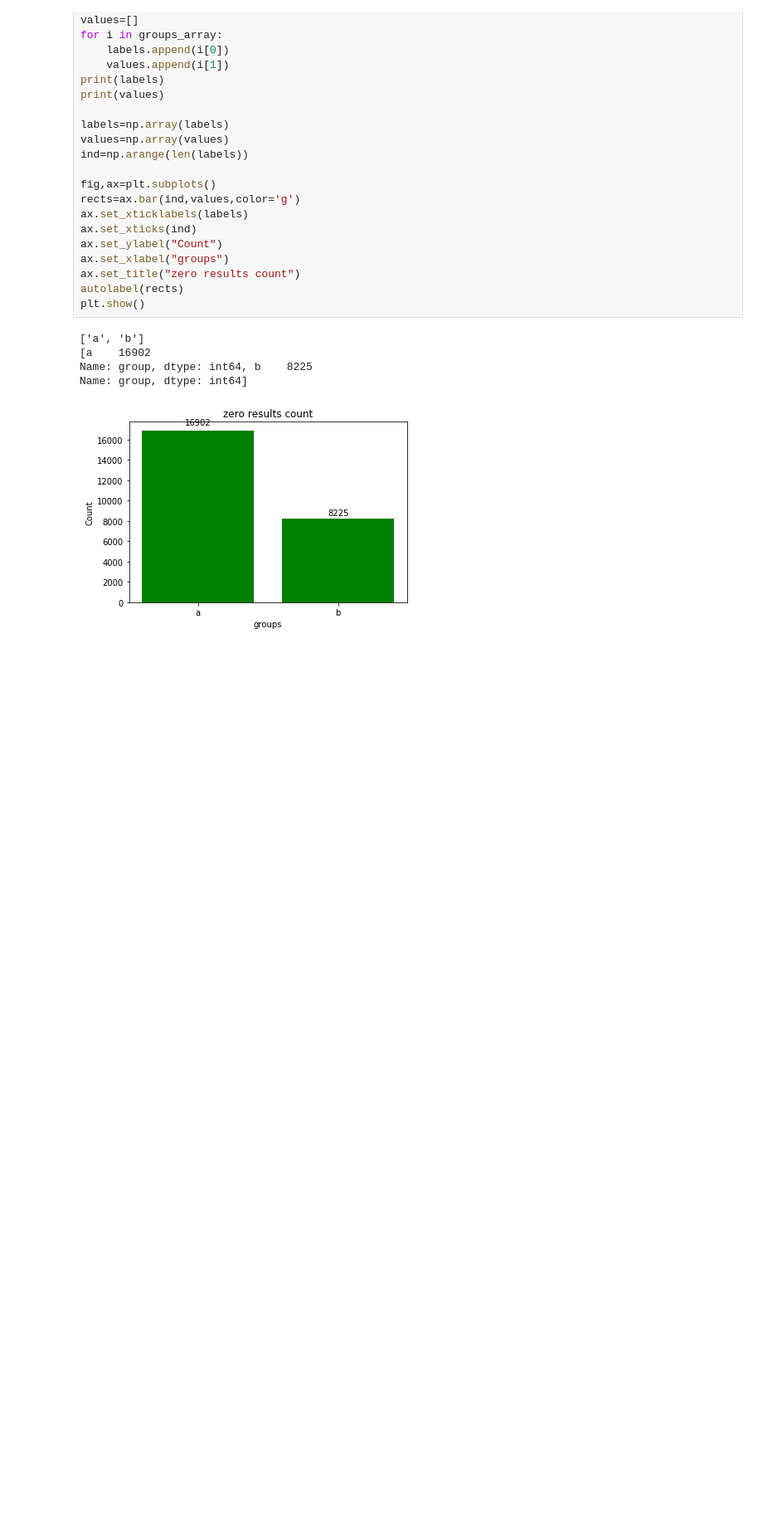
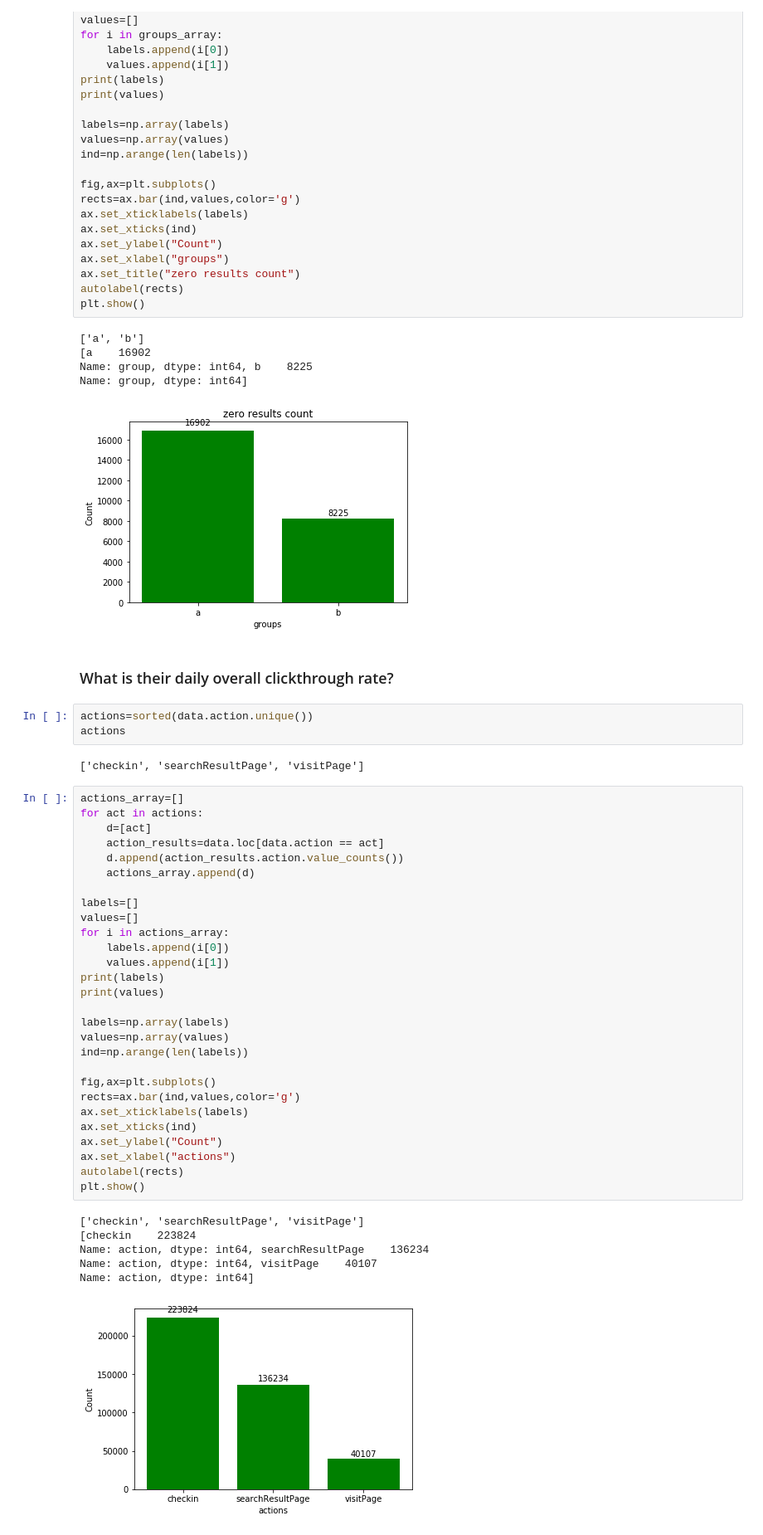
Before and after one commit to Madhu009/Inkredo_Data_Challenge, a Jupyter notebook: Data_analysis.ipynb, the cells around one changed output. Shown at 83% size. Saved outputs shown, nothing was run; the diff lists cells and outputs as text; blank space fills up the shorter version.

Commit message:
daily overall clickthrough  results- the groups

```diff
--- a/Data_analysis.ipynb
+++ b/Data_analysis.ipynb
@@ -251,3 +251,45 @@ plt.show()
 Name: group, dtype: int64, b    8225
 Name: group, dtype: int64]
 [figure]
+# %% [markdown]
+### What is their daily overall clickthrough rate?
+# %%
+actions=sorted(data.action.unique())
+actions
+# %% [output]
+['checkin', 'searchResultPage', 'visitPage']
+# %%
+actions_array=[]
+for act in actions:
+    d=[act]
+    action_results=data.loc[data.action == act]
+    d.append(action_results.action.value_counts())
+    actions_array.append(d)
+
+labels=[]
+values=[]
+for i in actions_array:
+    labels.append(i[0])
+    values.append(i[1])
+print(labels)
+print(values)
+
+labels=np.array(labels)
+values=np.array(values)
+ind=np.arange(len(labels))
+
+fig,ax=plt.subplots()
+rects=ax.bar(ind,values,color='g')
+ax.set_xticklabels(labels)
+ax.set_xticks(ind)
+ax.set_ylabel("Count")
+ax.set_xlabel("actions")
+autolabel(rects)
+plt.show()
+# %% [output]
+['checkin', 'searchResultPage', 'visitPage']
+[checkin    223824
+Name: action, dtype: int64, searchResultPage    136234
+Name: action, dtype: int64, visitPage    40107
+Name: action, dtype: int64]
+[figure, added]
```
Also changed, not shown: parts of 7 cells of this notebook.
